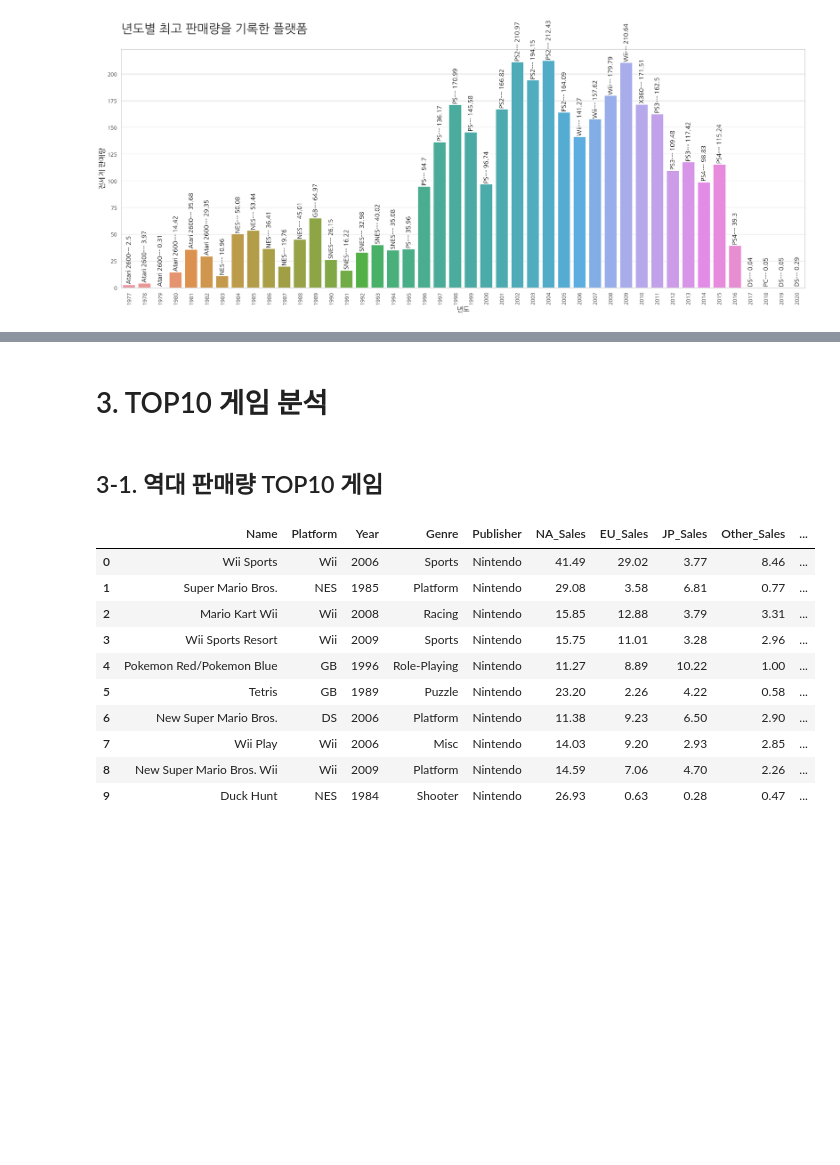
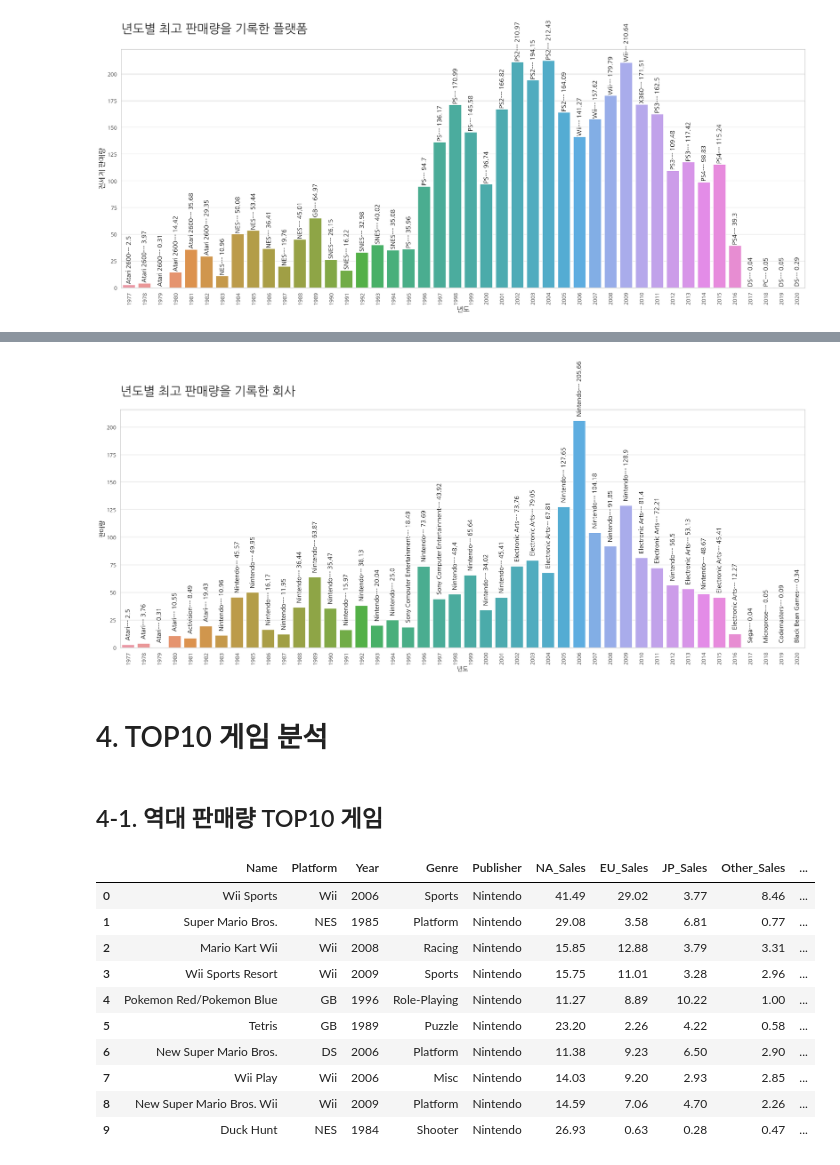
Before and after one commit to rsj9987/videogames_analysis, a Jupyter notebook: AI_03_나승주_section1_발표노트.ipynb, the cells around one changed output, grey strips where cells are left out. Cells and saved outputs as stored; diff of their text form; code cells hidden in the pictures; blank space fills up the shorter version.

```diff
--- a/AI_03_나승주_section1_발표노트.ipynb
+++ b/AI_03_나승주_section1_발표노트.ipynb
@@ -660,0 +449,11 @@ plt.show()
+# %%
+# 회사의 년도별 판매량 데이터 프레임 만들기
+year_sales_com = df.groupby(['Year', 'Publisher'])['Global_Sales'].sum().reset_index(name='sales')
+condition = year_sales_com['sales'] == year_sales_com.groupby(['Year'])['sales'].transform(max)
+year_sales_com = year_sales_com[condition]
+
+# 중복값 마지막값이외에 제외하기
+year_sales_com = year_sales_com.drop_duplicates(subset=['Year','sales'], keep='last').reset_index(drop=True)
+
+year_sales_com.columns = ['년도', '회사명', '판매량']
+year_sales_com[-5:]
@@ -661,5 +467,24 @@ plt.show()
+# %%
+publisher = year_sales_com.회사명
+# %%
+
+plt.figure(figsize=(28,10))
+ax = sns.barplot(x='년도', y='판매량', data=year_sales_com)
+idx = 0
+for value in year_sales_com['판매량']:
+    ax.text(x=idx, y=value + 5, s=str(publisher[idx] + '---' + ' ' + str(round(value, 2))),
+            color='black', size=14, rotation=90, ha='center')
+    idx += 1
+plt.xticks(rotation=90, fontsize=12)
+plt.yticks(fontsize=12)
+plt.xlabel('년도', fontsize=14)
+plt.ylabel('판매량', fontsize=14)
+ax.set_title('년도별 최고 판매량을 기록한 회사', fontsize=28, y=1.05, loc='left')
+plt.show()
+# %% [output]
+[figure, added]
 # %% [markdown]
-# 3. TOP10 게임 분석
+# 4. TOP10 게임 분석
 # %% [markdown]
-## 3-1. 역대 판매량 TOP10 게임
+## 4-1. 역대 판매량 TOP10 게임
 # %%
```
Also changed, not shown: parts of 52 cells of this notebook, 1 other file.
